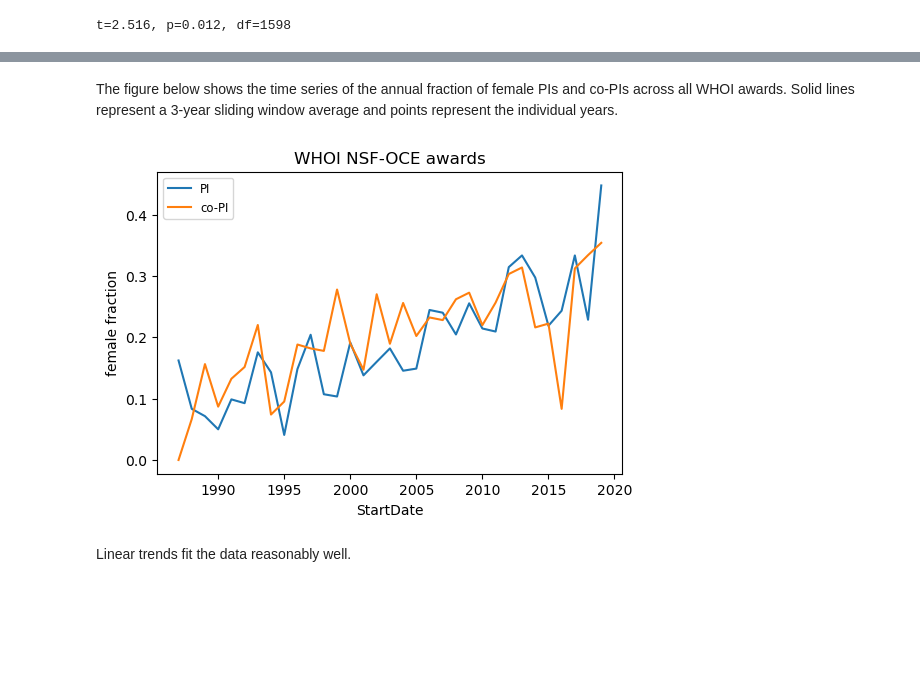
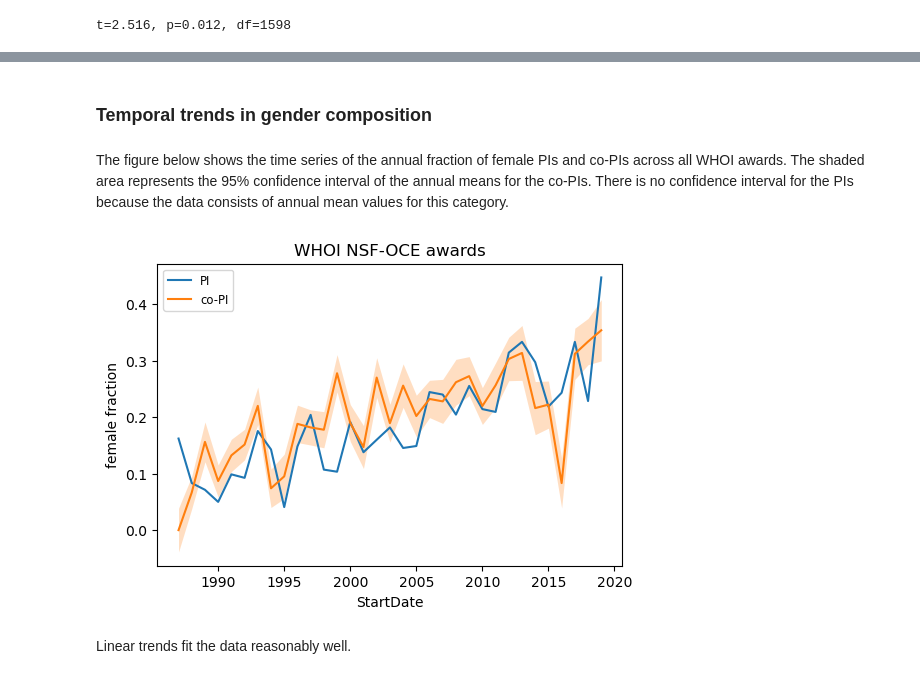
Before and after one commit to idlima/nsf-oce-gender, a Jupyter notebook: 06_analysis_whoi.ipynb, the cells around one changed output, grey strips where cells are left out. Drawn from its saved outputs; the diff is of its cells as text; code cells hidden in the pictures; blank space fills up the shorter version.

```diff
--- a/06_analysis_whoi.ipynb
+++ b/06_analysis_whoi.ipynb
@@ -156,0 +209,12 @@ t=2.516, p=0.012, df=1598
+# %%
+whoi_copi_gender_by_pi_gender = whoi_awards_with_copis.groupby(['year','PI_gender'])['co-PI_female_frac'].mean().unstack()
+
+f_error = lambda x: 1.96 * x.std()/np.sqrt(x.size)
+error = whoi_awards_with_copis.groupby(['year','PI_gender'])['co-PI_female_frac'].apply(f_error).unstack()
+
+fig, ax = plt.subplots()
+_ = whoi_copi_gender_by_pi_gender[['male','female']].plot(ax=ax)
+# x, y_male, y_female = whoi_copi_gender_by_pi_gender.index, whoi_copi_gender_by_pi_gender.male, whoi_copi_gender_by_pi_gender.female
+# _ = ax.fill_between(x, y_male - error.male, y_male + error.male, alpha=0.25, color='C0', linewidth=0)
+# _ = ax.fill_between(x, y_female - error.female, y_female + error.female, color='C1', alpha=0.25, linewidth=0)
+_ = ax.set(ylabel='female fraction of co-PIs', title='NSF-OCE awards')
@@ -157,23 +255,29 @@ t=2.516, p=0.012, df=1598
+# %% [markdown]
+### Temporal trends in gender composition
 # %% [markdown]
-The figure below shows the time series of the annual fraction of female PIs and co-PIs across all WHOI awards. Solid lines represent a 3-year sliding window average and points represent the individual years.
+The figure below shows the time series of the annual fraction of female PIs and co-PIs across all WHOI awards. The shaded area represents the 95% confidence interval of the annual means for the co-PIs. There is no confidence interval for the PIs because the data consists of annual mean values for this category.
 # %%
 # female & male fraction of PIs
 whoi_pi_gender = whoi_awards.groupby([whoi_awards.StartDate.dt.year,
                                       'PI_gender'])['Abstract'].count().unstack()
 whoi_pi_gender = whoi_pi_gender.divide(whoi_pi_gender.sum(axis=1), axis=0)
 
 # female & male fraction of co-PIs
 whoi_copi_gender = pd.DataFrame({'female':whoi_awards.groupby(whoi_awards.StartDate.dt.year)
                                  ['co-PI_female_frac'].mean()})
 whoi_copi_gender['male'] = 1 - whoi_copi_gender.female
 
+error = awards.groupby(awards.StartDate.dt.year)['co-PI_female_frac'].apply(f_error)
+
 # female fraction of PIs & co-PIs
 whoi_female_frac = pd.DataFrame({'PI':whoi_pi_gender['female'], 'co-PI':whoi_copi_gender['female']})
 fig, ax = plt.subplots()
 _ = whoi_female_frac.plot(ax=ax)
 _ = ax.set(title='WHOI NSF-OCE awards',ylabel='female fraction')
+x, y_female = whoi_female_frac.index, whoi_female_frac['co-PI']
+_ = ax.fill_between(x, y_female - error, y_female + error, color='C1', alpha=0.25, linewidth=0)
 # %% [output]
-[figure, old version]
+[figure, new version]
 # %% [markdown]
 Linear trends fit the data reasonably well.
 # %%
```
Also changed, not shown: parts of 29 cells of this notebook.
